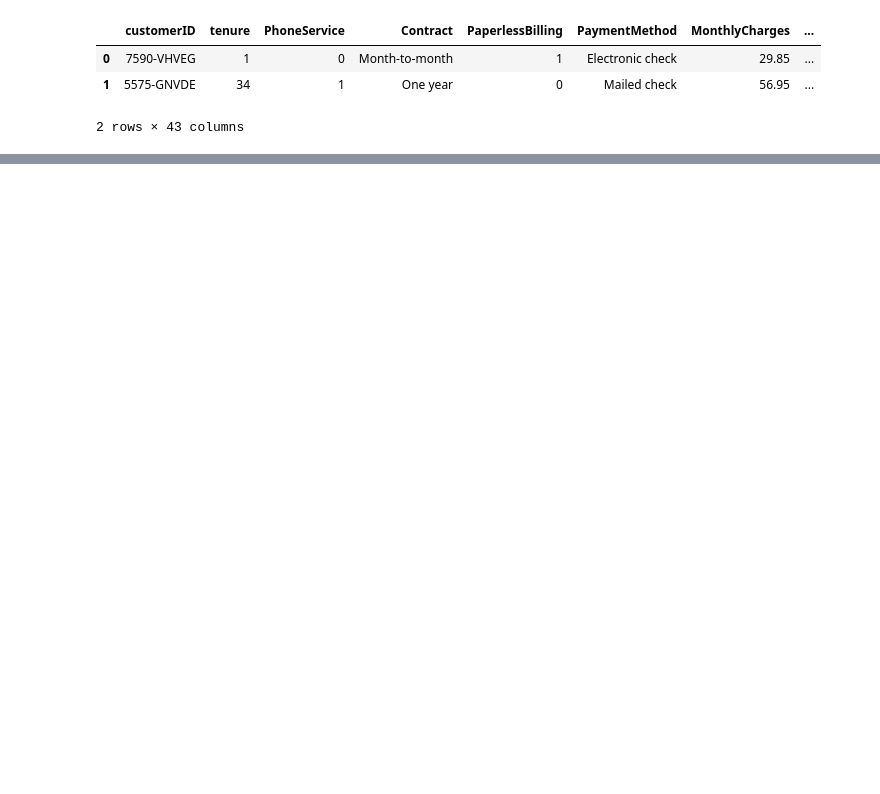
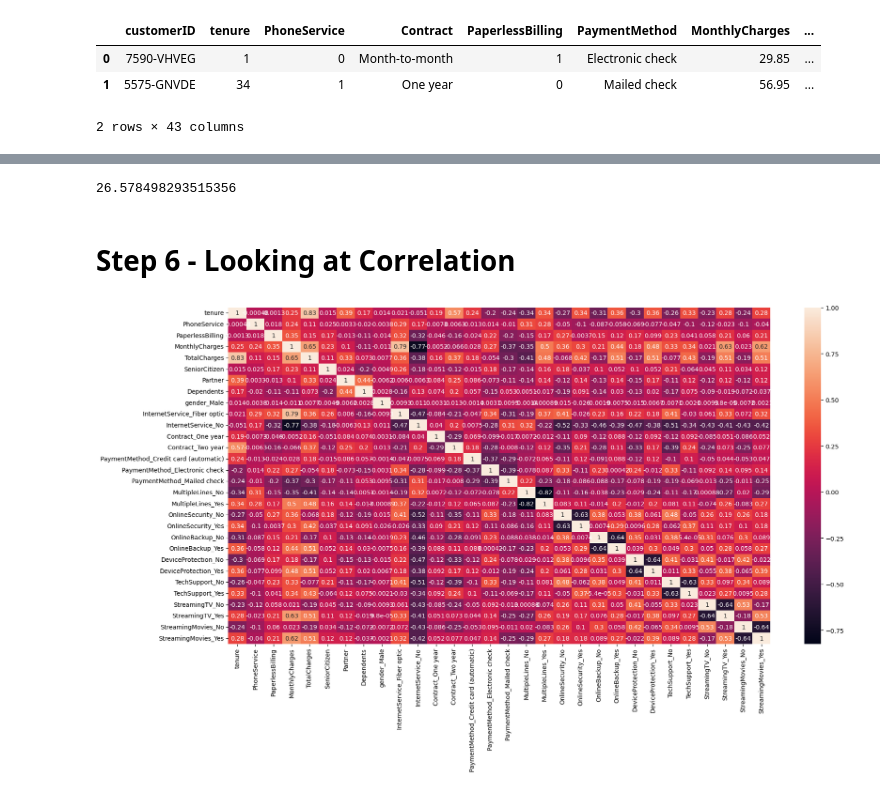
Before and after one commit to snehaljadhav2283/Telecom-Churn, a Jupyter notebook: Telecom_Churn_Logistic_Regression.ipynb, the cells around one changed output, grey strips where cells are left out. Drawn from its saved outputs; the diff is of its cells as text; code cells hidden in the pictures; blank space fills up the shorter version.

```diff
--- a/Telecom_Churn_Logistic_Regression.ipynb
+++ b/Telecom_Churn_Logistic_Regression.ipynb
@@ -189,0 +323,2 @@ telecom.head(2)
+# %%
+y= telecom["Churn"]
@@ -189,0 +333,2 @@ telecom.head(2)
+# %%
+X_train, X_test, y_train, y_test = train_test_split(X,y, random_state=100, train_size=0.7)
@@ -189,0 +355,2 @@ telecom.head(2)
+# %%
+scaler = StandardScaler()
@@ -189,0 +364,3 @@ telecom.head(2)
+# %%
+selected_features = ["tenure", "TotalCharges", "MonthlyCharges"]
+X_train[selected_features] = scaler.fit_transform(X_train[selected_features])
@@ -189,0 +382,6 @@ telecom.head(2)
+# %%
+(sum(telecom.Churn)/len(telecom.Churn.index))*100
+# %% [output]
+26.578498293515356
+# %% [markdown]
+# Step 6 - Looking at Correlation
@@ -189,0 +392,7 @@ telecom.head(2)
+# %%
+# let see the correlation
+plt.figure(figsize=(20,10))
+sns.heatmap(X_train.corr(), annot=True)
+plt.show()
+# %% [output]
+[figure, added]
```
Also changed, not shown: parts of 58 cells of this notebook.
